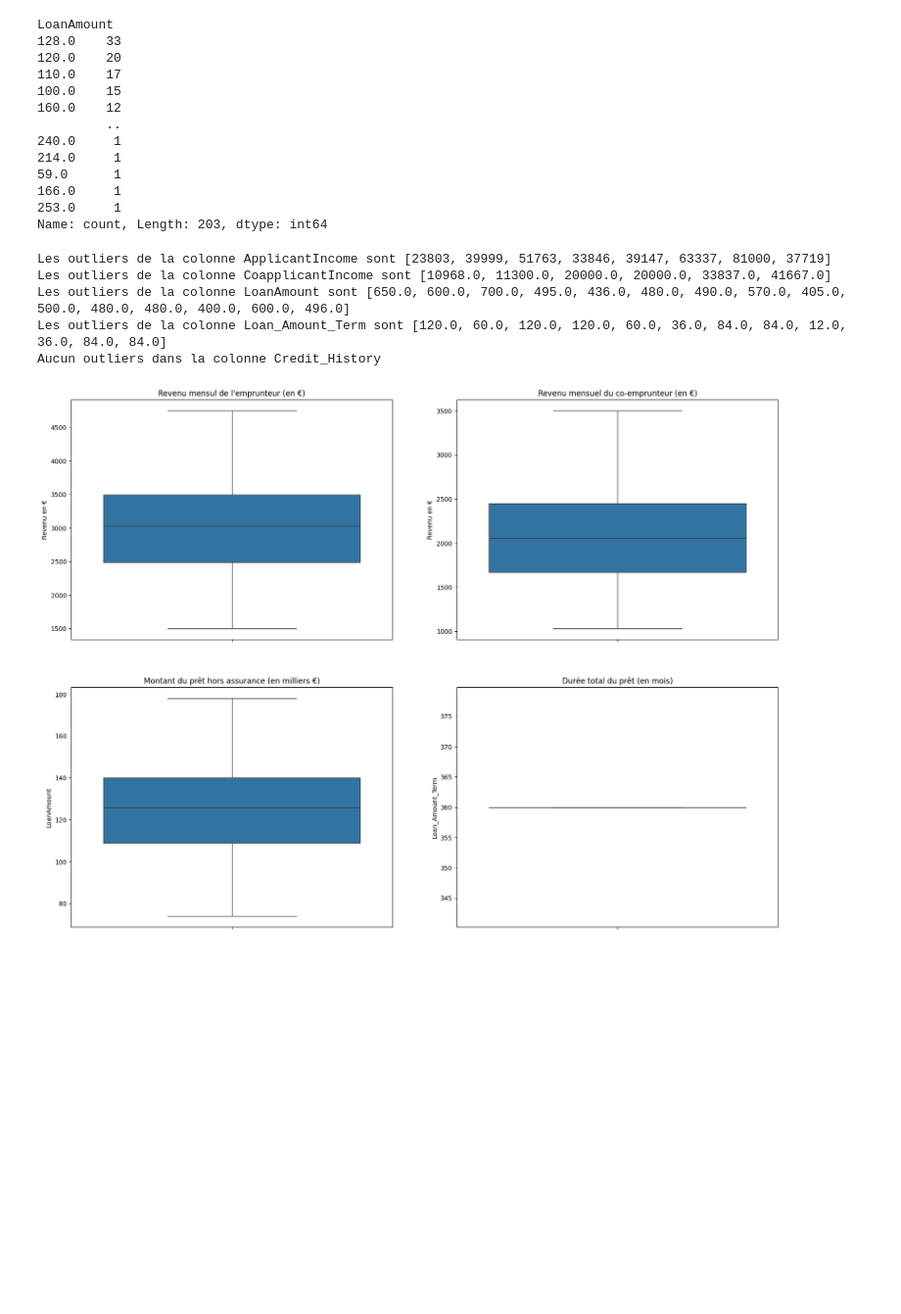
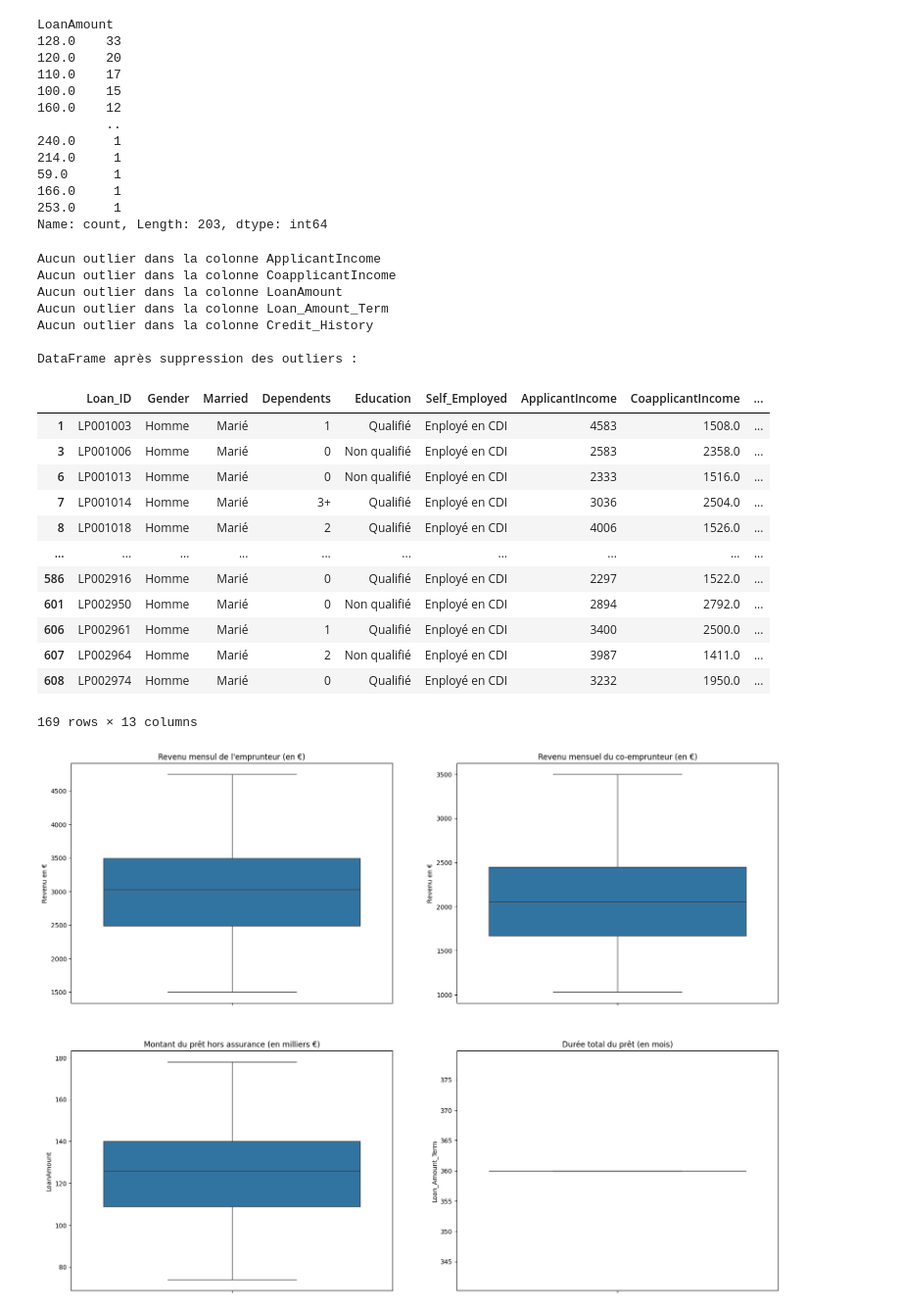
Before and after one commit to Patrick-NII/Analyse_Credits, a Jupyter notebook: feature.ipynb, the cells around one changed output. Shown at 98% size. Saved outputs shown, nothing was run; the diff lists cells and outputs as text; code cells hidden in the pictures; blank space fills up the shorter version.

```diff
--- a/feature.ipynb
+++ b/feature.ipynb
@@ -262,42 +293,54 @@ LoanAmount
 253.0     1
 Name: count, Length: 203, dtype: int64
 # %%
-# On affiche les outliers
-outliers = []
-def detect_outliers(data):
-    threshold = 3
+# Fonction pour détecter les outliers basés sur le z-score
+def detect_outliers(data, threshold=3):
+    outliers = []
     mean = np.mean(data)
     std = np.std(data)
     for i in data:
         z_score = (i - mean) / std
         if np.abs(z_score) > threshold:
             outliers.append(i)
     return outliers
 
-# On affiche les outliers de chaque colonne numérique dataframe
+# On affiche les outliers de chaque colonne numérique du dataframe
 for col in features_num:
     outliers = detect_outliers(df[col])
     if len(outliers) > 0:
-        print(f"Les outliers de la colonne {col} sont {outliers}")
+        print(f"Les outliers de la colonne {col} sont : {outliers}")
     else:
-        print(f"Aucun outliers dans la colonne {col}")
-    outliers = []
+        print(f"Aucun outlier dans la colonne {col}")
 
-# on supprime les outliers
-df = df.drop(df[df['ApplicantIncome'] < 1500].index)
+# Suppression des outliers basés sur des critères spécifiques
 df = df.drop(df[df['ApplicantIncome'] > 5000].index)
-df = df.drop(df[df['CoapplicantIncome'] < 1000].index)
 df = df.drop(df[df['CoapplicantIncome'] > 3500].index)
 df = df.drop(df[df['LoanAmount'] > 180].index)
-df = df.drop(df[df['LoanAmount'] < 70].index)
 df = df.drop(df[df['Loan_Amount_Term'] < 310].index)
-df = df.drop(df[df['Loan_Amount_Term'] > 460].index)
+
+print("\nDataFrame après suppression des outliers :")
+df
 # %% [output]
-Les outliers de la colonne ApplicantIncome sont [23803, 39999, 51763, 33846, 39147, 63337, 81000, 37719]
-Les outliers de la colonne CoapplicantIncome sont [10968.0, 11300.0, 20000.0, 20000.0, 33837.0, 41667.0]
-Les outliers de la colonne LoanAmount sont [650.0, 600.0, 700.0, 495.0, 436.0, 480.0, 490.0, 570.0, 405.0, 500.0, 480.0, 480.0, 400.0, 600.0, 496.0]
-Les outliers de la colonne Loan_Amount_Term sont [120.0, 60.0, 120.0, 120.0, 60.0, 36.0, 84.0, 84.0, 12.0, 36.0, 84.0, 84.0]
-Aucun outliers dans la colonne Credit_History
+Aucun outlier dans la colonne ApplicantIncome
+Aucun outlier dans la colonne CoapplicantIncome
+Aucun outlier dans la colonne LoanAmount
+Aucun outlier dans la colonne Loan_Amount_Term
+Aucun outlier dans la colonne Credit_History
+
+DataFrame après suppression des outliers :
+|  | Loan_ID | Gender | Married | Dependents | Education | Self_Employed | ApplicantIncome | CoapplicantIncome | ... |
+| 1 | LP001003 | Homme | Marié | 1 | Qualifié | Enployé en CDI | 4583 | 1508.0 | ... |
+| 3 | LP001006 | Homme | Marié | 0 | Non qualifié | Enployé en CDI | 2583 | 2358.0 | ... |
+| 6 | LP001013 | Homme | Marié | 0 | Non qualifié | Enployé en CDI | 2333 | 1516.0 | ... |
+| 7 | LP001014 | Homme | Marié | 3+ | Qualifié | Enployé en CDI | 3036 | 2504.0 | ... |
+| 8 | LP001018 | Homme | Marié | 2 | Qualifié | Enployé en CDI | 4006 | 1526.0 | ... |
+| ... | ... | ... | ... | ... | ... | ... | ... | ... | ... |
+| 586 | LP002916 | Homme | Marié | 0 | Qualifié | Enployé en CDI | 2297 | 1522.0 | ... |
+| 601 | LP002950 | Homme | Marié | 0 | Non qualifié | Enployé en CDI | 2894 | 2792.0 | ... |
+| 606 | LP002961 | Homme | Marié | 1 | Qualifié | Enployé en CDI | 3400 | 2500.0 | ... |
+| 607 | LP002964 | Homme | Marié | 2 | Non qualifié | Enployé en CDI | 3987 | 1411.0 | ... |
+| 608 | LP002974 | Homme | Marié | 0 | Qualifié | Enployé en CDI | 3232 | 1950.0 | ... |
+169 rows × 13 columns
 # %%
 # Visualisation des outliers
 title_mapping = {'ApplicantIncome': 'Revenu mensul de l\'emprunteur (en €)',
```
Also changed, not shown: parts of 2 cells of this notebook.
